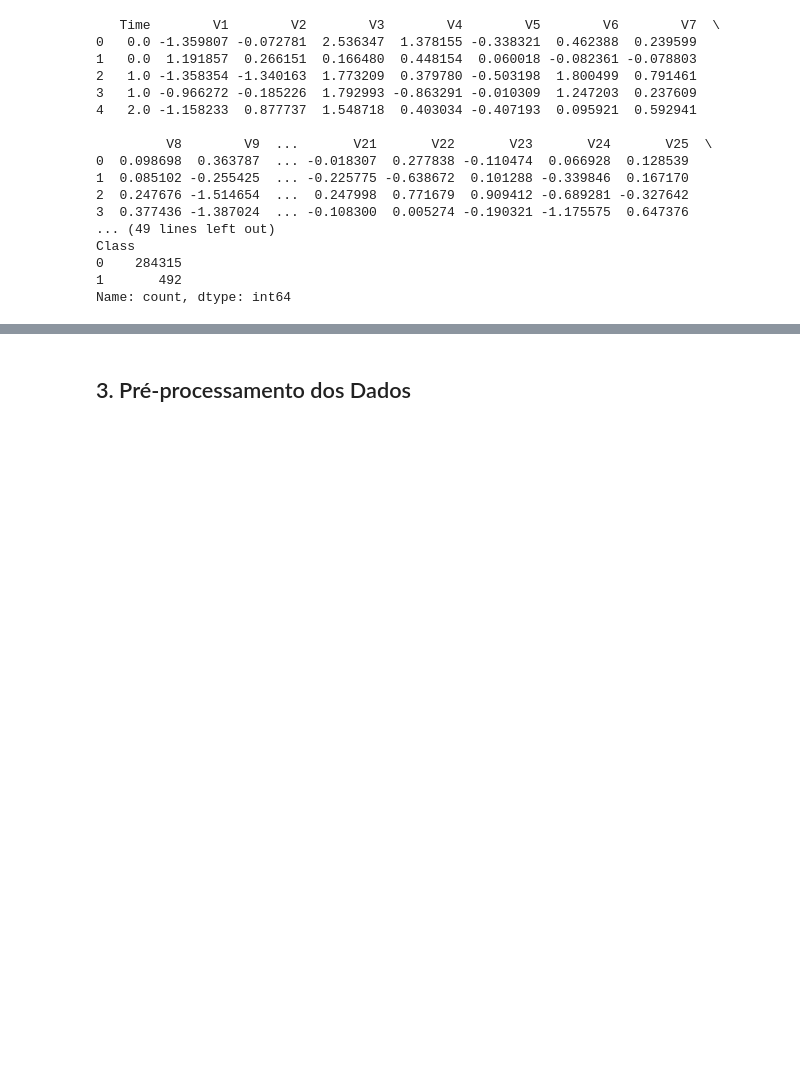
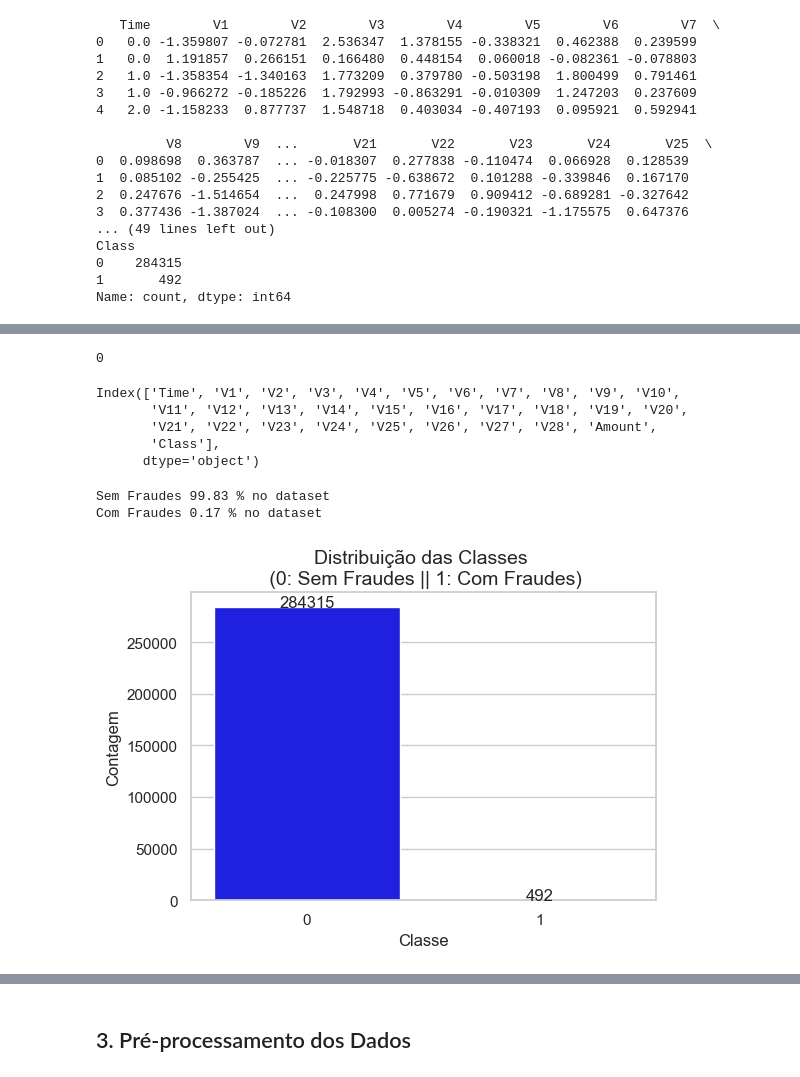
Before and after one commit to Rodrigo-Palma/Proj_Fraudes_Cartao_Credito, a Jupyter notebook: proj_fraude_cartao_credito.ipynb, the cells around one changed output, grey strips where cells are left out. Cells and saved outputs as stored; diff of their text form; code cells hidden in the pictures; blank space fills up the shorter version.

```diff
--- a/proj_fraude_cartao_credito.ipynb
+++ b/proj_fraude_cartao_credito.ipynb
@@ -38,11 +64,11 @@ warnings.filterwarnings("ignore")
 # %%
-data = pd.read_csv('input/creditcard.csv')
+df = pd.read_csv('input/creditcard.csv')
 
-print(data.head())
+print(df.head())
 
-print(data.info())
+print(df.info())
 
-print(data['Class'].value_counts())
+print(df['Class'].value_counts())
 # %% [output]
    Time        V1        V2        V3        V4        V5        V6        V7  \
 0   0.0 -1.359807 -0.072781  2.536347  1.378155 -0.338321  0.462388  0.239599
@@ -63,0 +103,34 @@ Name: count, dtype: int64
+# %%
+# dataset sem valores nulos
+df.isnull().sum().max()
+# %% [output]
+0
+# %%
+df.columns
+# %% [output]
+Index(['Time', 'V1', 'V2', 'V3', 'V4', 'V5', 'V6', 'V7', 'V8', 'V9', 'V10',
+       'V11', 'V12', 'V13', 'V14', 'V15', 'V16', 'V17', 'V18', 'V19', 'V20',
+       'V21', 'V22', 'V23', 'V24', 'V25', 'V26', 'V27', 'V28', 'Amount',
+       'Class'],
+      dtype='object')
+# %%
+print('Sem Fraudes', round(df['Class'].value_counts()[0]/len(df) * 100,2), '% no dataset')
+print('Com Fraudes', round(df['Class'].value_counts()[1]/len(df) * 100,2), '% no dataset')
+# %% [output]
+Sem Fraudes 99.83 % no dataset
+Com Fraudes 0.17 % no dataset
+# %%
+colors = ["blue", "red"]
+
+plt.figure(figsize=(6, 4))
+ax = sns.countplot(x='Class', data=df, palette=colors)
+plt.title('Distribuição das Classes \n (0: Sem Fraudes || 1: Com Fraudes)', fontsize=14)
+plt.xlabel('Classe', fontsize=12)
+plt.ylabel('Contagem', fontsize=12)
+
+for p, label in zip(ax.patches, df['Class'].value_counts()):
+    ax.annotate(f'{int(label)}', (p.get_x() + p.get_width() / 2., p.get_height()), ha='center', va='baseline')
+
+plt.show()
+# %% [output]
+[figure, added]
```
Also changed, not shown: parts of 68 cells of this notebook, 1 other file.
